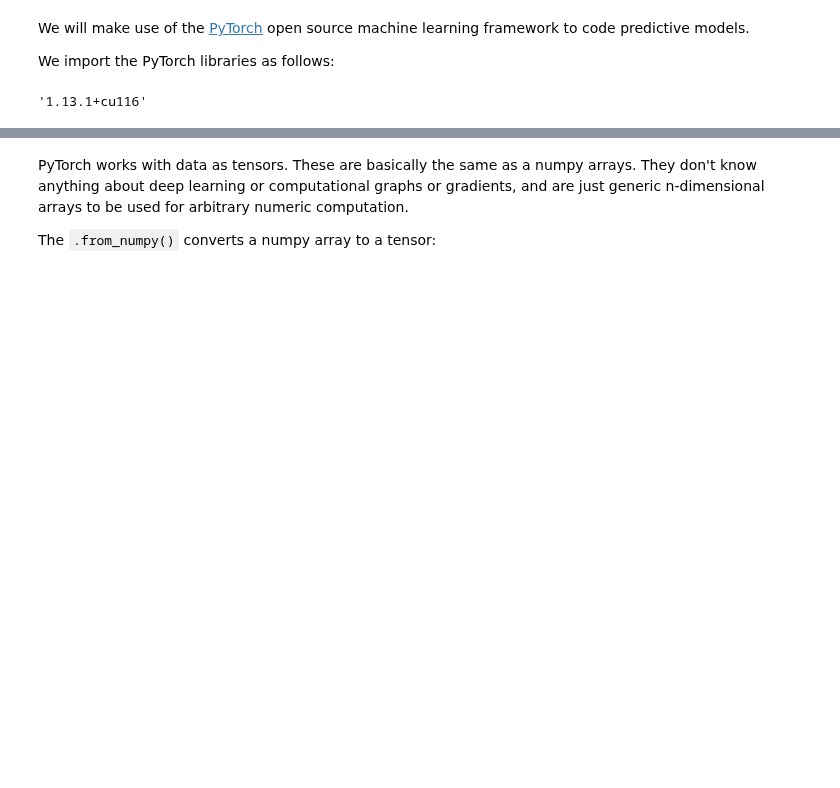
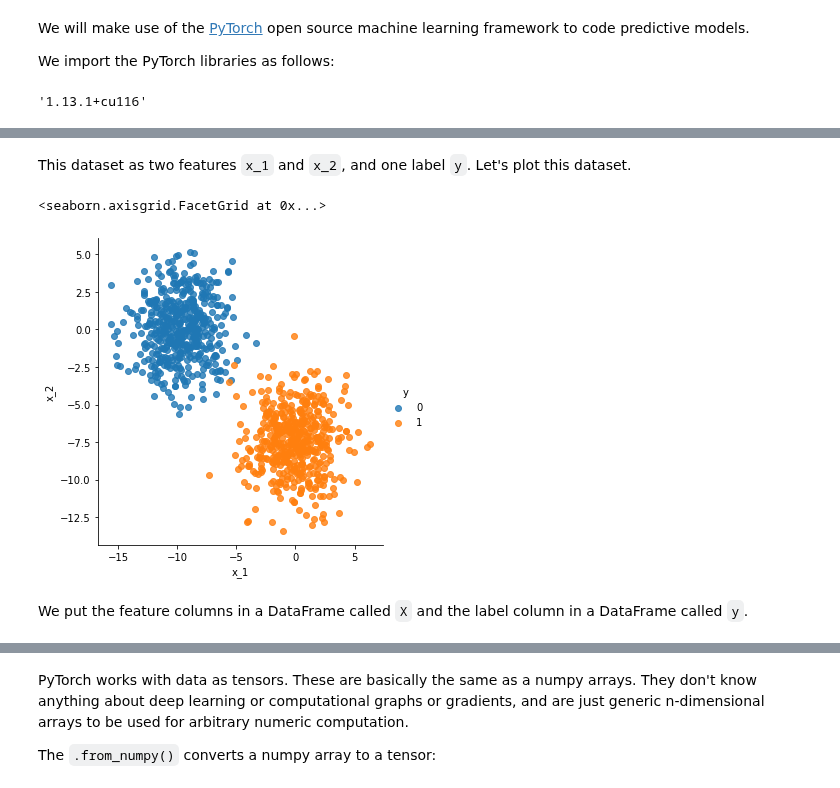
Before and after one commit to sdgroeve/D012554_Machine_Learning_2023, a Jupyter notebook: 01_pytorch_workflow.ipynb, the cells around one changed output, grey strips where cells are left out. Saved outputs shown, nothing was run; the diff lists cells and outputs as text; code cells hidden in the pictures; blank space fills up the shorter version.

```diff
--- a/01_pytorch_workflow.ipynb
+++ b/01_pytorch_workflow.ipynb
@@ -39,0 +54,6 @@ def true_value(x):
+# %%
+import pandas as pd
+
+dataset = pd.read_csv("dataset_logistic_regression.csv")
+
+dataset.head()
@@ -39,0 +67,11 @@ def true_value(x):
+# %% [markdown]
+This dataset as two features `x_1` and `x_2`, and one label `y`. Let's plot this dataset.
+# %%
+import seaborn as sns
+
+sns.lmplot(x="x_1",y="x_2",hue="y",data=dataset,fit_reg=False)
+# %% [output]
+<seaborn.axisgrid.FacetGrid at 0x...>
+[figure, added]
+# %% [markdown]
+We put the feature columns in a DataFrame called `X` and the label column in a DataFrame called `y`.
```
Also changed, not shown: parts of 29 cells of this notebook.
